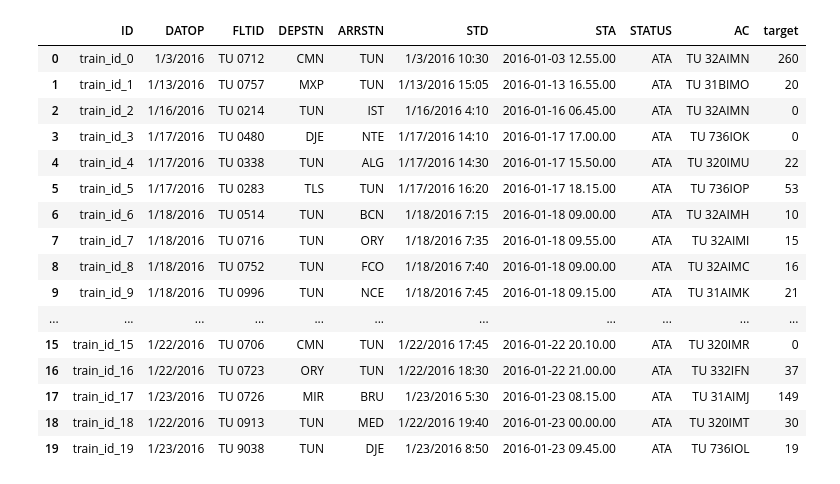
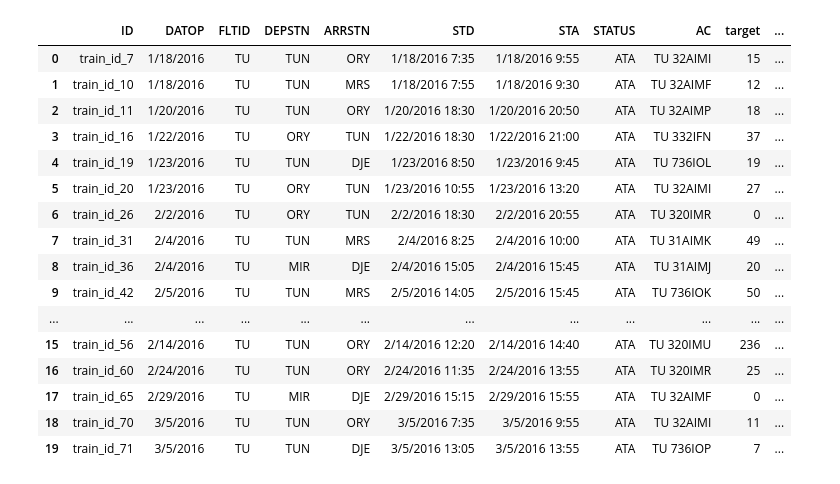
Before and after one commit to DhafinRA/uasPengantarAI, a Jupyter notebook: geneticsAlgorithm.ipynb, the cells around one changed output. Cells and saved outputs as stored; diff of their text form; code cells hidden in the pictures.

```diff
--- a/geneticsAlgorithm.ipynb
+++ b/geneticsAlgorithm.ipynb
@@ -1,29 +1,29 @@
 # %%
 import pandas as pd
 import seaborn as sns
 import matplotlib.pyplot as plt
 import numpy as np
 
-dataTrainingAwal = pd.read_csv("DataTraining.csv")
+dataTrainingAwal = pd.read_csv("DataTraining2.csv")
 dataTrainingAwal.head(20)
 # %% [output]
-|  | ID | DATOP | FLTID | DEPSTN | ARRSTN | STD | STA | STATUS | AC | target |
-| 0 | train_id_0 | 1/3/2016 | TU 0712 | CMN | TUN | 1/3/2016 10:30 | 2016-01-03 12.55.00 | ATA | TU 32AIMN | 260 |
-| 1 | train_id_1 | 1/13/2016 | TU 0757 | MXP | TUN | 1/13/2016 15:05 | 2016-01-13 16.55.00 | ATA | TU 31BIMO | 20 |
-| 2 | train_id_2 | 1/16/2016 | TU 0214 | TUN | IST | 1/16/2016 4:10 | 2016-01-16 06.45.00 | ATA | TU 32AIMN | 0 |
-| 3 | train_id_3 | 1/17/2016 | TU 0480 | DJE | NTE | 1/17/2016 14:10 | 2016-01-17 17.00.00 | ATA | TU 736IOK | 0 |
-| 4 | train_id_4 | 1/17/2016 | TU 0338 | TUN | ALG | 1/17/2016 14:30 | 2016-01-17 15.50.00 | ATA | TU 320IMU | 22 |
-| 5 | train_id_5 | 1/17/2016 | TU 0283 | TLS | TUN | 1/17/2016 16:20 | 2016-01-17 18.15.00 | ATA | TU 736IOP | 53 |
-| 6 | train_id_6 | 1/18/2016 | TU 0514 | TUN | BCN | 1/18/2016 7:15 | 2016-01-18 09.00.00 | ATA | TU 32AIMH | 10 |
-| 7 | train_id_7 | 1/18/2016 | TU 0716 | TUN | ORY | 1/18/2016 7:35 | 2016-01-18 09.55.00 | ATA | TU 32AIMI | 15 |
-| 8 | train_id_8 | 1/18/2016 | TU 0752 | TUN | FCO | 1/18/2016 7:40 | 2016-01-18 09.00.00 | ATA | TU 32AIMC | 16 |
-| 9 | train_id_9 | 1/18/2016 | TU 0996 | TUN | NCE | 1/18/2016 7:45 | 2016-01-18 09.15.00 | ATA | TU 31AIMK | 21 |
-| ... | ... | ... | ... | ... | ... | ... | ... | ... | ... | ... |
-| 15 | train_id_15 | 1/22/2016 | TU 0706 | CMN | TUN | 1/22/2016 17:45 | 2016-01-22 20.10.00 | ATA | TU 320IMR | 0 |
-| 16 | train_id_16 | 1/22/2016 | TU 0723 | ORY | TUN | 1/22/2016 18:30 | 2016-01-22 21.00.00 | ATA | TU 332IFN | 37 |
-| 17 | train_id_17 | 1/23/2016 | TU 0726 | MIR | BRU | 1/23/2016 5:30 | 2016-01-23 08.15.00 | ATA | TU 31AIMJ | 149 |
-| 18 | train_id_18 | 1/22/2016 | TU 0913 | TUN | MED | 1/22/2016 19:40 | 2016-01-23 00.00.00 | ATA | TU 320IMT | 30 |
-| 19 | train_id_19 | 1/23/2016 | TU 9038 | TUN | DJE | 1/23/2016 8:50 | 2016-01-23 09.45.00 | ATA | TU 736IOL | 19 |
+|  | ID | DATOP | FLTID | DEPSTN | ARRSTN | STD | STA | STATUS | AC | target | ... |
+| 0 | train_id_7 | 1/18/2016 | TU | TUN | ORY | 1/18/2016 7:35 | 1/18/2016 9:55 | ATA | TU 32AIMI | 15 | ... |
+| 1 | train_id_10 | 1/18/2016 | TU | TUN | MRS | 1/18/2016 7:55 | 1/18/2016 9:30 | ATA | TU 32AIMF | 12 | ... |
+| 2 | train_id_11 | 1/20/2016 | TU | TUN | ORY | 1/20/2016 18:30 | 1/20/2016 20:50 | ATA | TU 32AIMP | 18 | ... |
+| 3 | train_id_16 | 1/22/2016 | TU | ORY | TUN | 1/22/2016 18:30 | 1/22/2016 21:00 | ATA | TU 332IFN | 37 | ... |
+| 4 | train_id_19 | 1/23/2016 | TU | TUN | DJE | 1/23/2016 8:50 | 1/23/2016 9:45 | ATA | TU 736IOL | 19 | ... |
+| 5 | train_id_20 | 1/23/2016 | TU | ORY | TUN | 1/23/2016 10:55 | 1/23/2016 13:20 | ATA | TU 32AIMI | 27 | ... |
+| 6 | train_id_26 | 2/2/2016 | TU | ORY | TUN | 2/2/2016 18:30 | 2/2/2016 20:55 | ATA | TU 320IMR | 0 | ... |
+| 7 | train_id_31 | 2/4/2016 | TU | TUN | MRS | 2/4/2016 8:25 | 2/4/2016 10:00 | ATA | TU 31AIMK | 49 | ... |
+| 8 | train_id_36 | 2/4/2016 | TU | MIR | DJE | 2/4/2016 15:05 | 2/4/2016 15:45 | ATA | TU 31AIMJ | 20 | ... |
+| 9 | train_id_42 | 2/5/2016 | TU | TUN | MRS | 2/5/2016 14:05 | 2/5/2016 15:45 | ATA | TU 736IOK | 50 | ... |
+| ... | ... | ... | ... | ... | ... | ... | ... | ... | ... | ... | ... |
+| 15 | train_id_56 | 2/14/2016 | TU | TUN | ORY | 2/14/2016 12:20 | 2/14/2016 14:40 | ATA | TU 320IMU | 236 | ... |
+| 16 | train_id_60 | 2/24/2016 | TU | TUN | ORY | 2/24/2016 11:35 | 2/24/2016 13:55 | ATA | TU 320IMR | 25 | ... |
+| 17 | train_id_65 | 2/29/2016 | TU | MIR | DJE | 2/29/2016 15:15 | 2/29/2016 15:55 | ATA | TU 32AIMF | 0 | ... |
+| 18 | train_id_70 | 3/5/2016 | TU | TUN | ORY | 3/5/2016 7:35 | 3/5/2016 9:55 | ATA | TU 32AIMI | 11 | ... |
+| 19 | train_id_71 | 3/5/2016 | TU | TUN | DJE | 3/5/2016 13:05 | 3/5/2016 13:55 | ATA | TU 736IOP | 7 | ... |
 # %%
 dataTrainingAwal.columns
 dataTrainingAwal.info()
```
Also changed, not shown: parts of 6 cells of this notebook, 2 other files.
